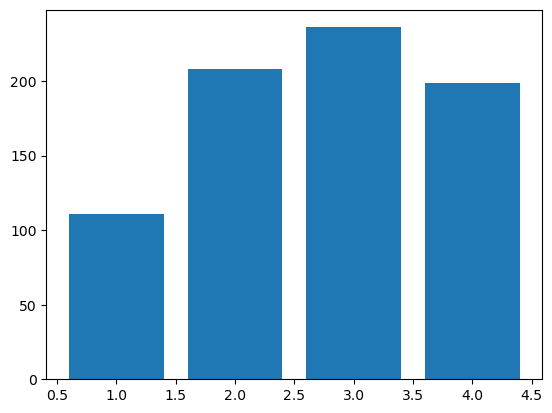
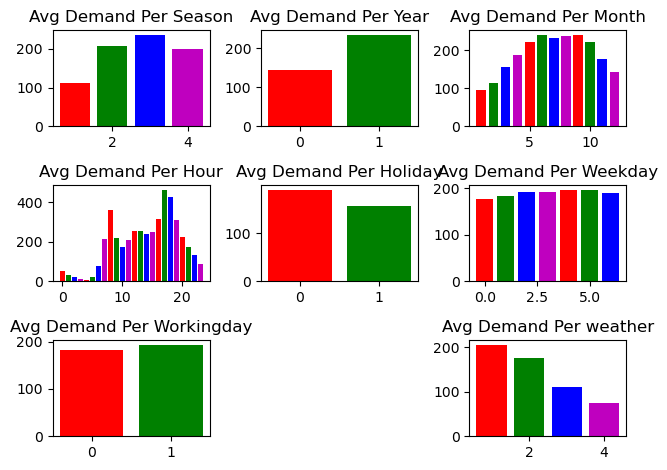
The notebook cell's code change between the first figure and the second:
--- before
+++ after
@@ -1,2 +1,41 @@
 avg_demand_per_season = bikes_prep.groupby('season').mean()['demand']
-plt.bar(avg_demand_per_season.index, avg_demand_per_season.values)
+plt.subplot(3, 3, 1)
+plt.bar(avg_demand_per_season.index, avg_demand_per_season.values, color=['r', 'g', 'b', 'm'])
+plt.title('Avg Demand Per Season')
+
+avg_demand_per_year = bikes_prep.groupby('year').mean()['demand']
+plt.subplot(3, 3, 2)
+plt.bar(avg_demand_per_year.index, avg_demand_per_year.values, color=['r', 'g', 'b', 'm'])
+plt.title('Avg Demand Per Year')
+
+avg_demand_per_month = bikes_prep.groupby('month').mean()['demand']
+plt.subplot(3, 3, 3)
+plt.bar(avg_demand_per_month.index, avg_demand_per_month.values, color=['r', 'g', 'b', 'm'])
+plt.title('Avg Demand Per Month')
+
+avg_demand_per_hour = bikes_prep.groupby('hour').mean()['demand']
+plt.subplot(3, 3, 4)
+plt.bar(avg_demand_per_hour.index, avg_demand_per_hour.values, color=['r', 'g', 'b', 'm'])
+plt.title('Avg Demand Per Hour')
+
+avg_demand_per_holiday = bikes_prep.groupby('holiday').mean()['demand']
+plt.subplot(3, 3, 5)
+plt.bar(avg_demand_per_holiday.index, avg_demand_per_holiday.values, color=['r', 'g', 'b', 'm'])
+plt.title('Avg Demand Per Holiday')
+
+avg_demand_per_weekday = bikes_prep.groupby('weekday').mean()['demand']
+plt.subplot(3, 3, 6)
+plt.bar(avg_demand_per_weekday.index, avg_demand_per_weekday.values, color=['r', 'g', 'b', 'm'])
+plt.title('Avg Demand Per Weekday')
+
+avg_demand_per_workingday = bikes_prep.groupby('workingday').mean()['demand']
+plt.subplot(3, 3, 7)
+plt.bar(avg_demand_per_workingday.index, avg_demand_per_workingday.values, color=['r', 'g', 'b', 'm'])
+plt.title('Avg Demand Per Workingday')
+
+avg_demand_per_weather = bikes_prep.groupby('weather').mean()['demand']
+plt.subplot(3, 3, 9)
+plt.bar(avg_demand_per_weather.index, avg_demand_per_weather.values, color=['r', 'g', 'b', 'm'])
+plt.title('Avg Demand Per weather')
+
+plt.tight_layout()

Commit: completing continous and categorical against target demand analysis using plots